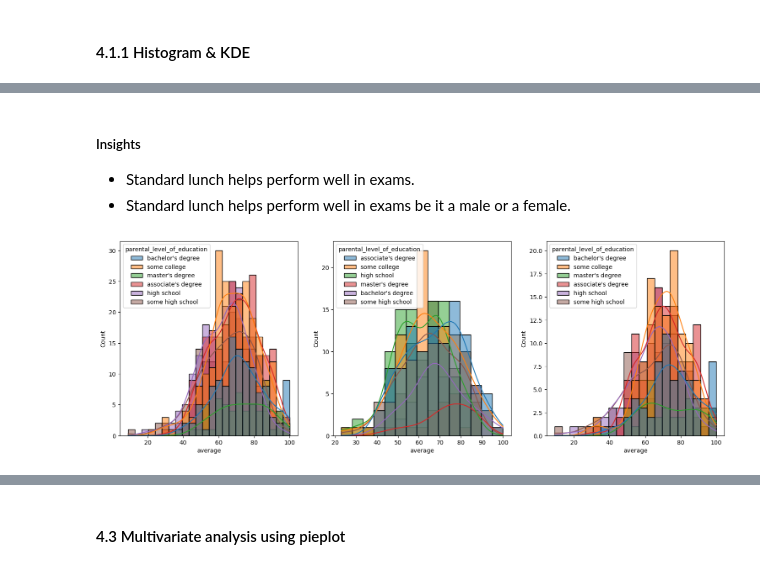
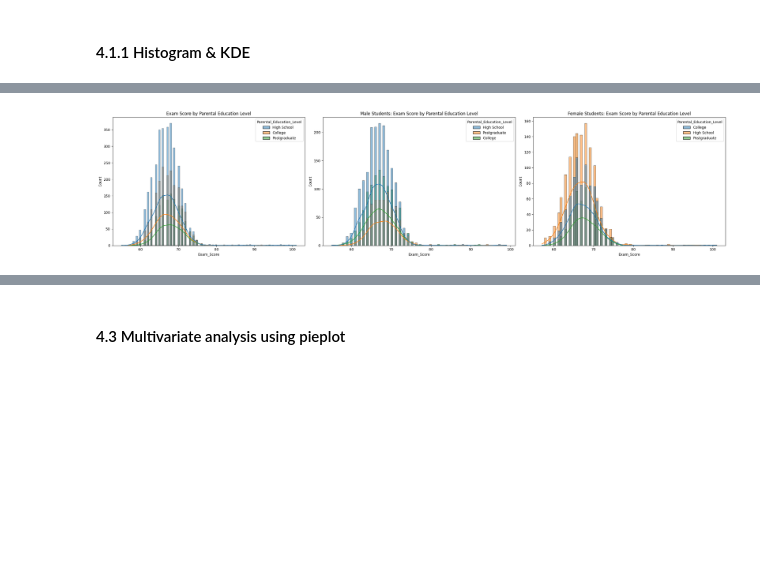
Before and after one commit to Tinak2005/ML-Project, a Jupyter notebook: notebook/1 . EDA STUDENT PERFORMANCE .ipynb, the cells around one changed output, grey strips where cells are left out. Drawn from its saved outputs; the diff is of its cells as text; code cells hidden in the pictures; blank space fills up the shorter version.

```diff
--- a/notebook/1 . EDA STUDENT PERFORMANCE .ipynb
+++ b/notebook/1 . EDA STUDENT PERFORMANCE .ipynb
@@ -38,7 +39,7 @@ print(pd.__version__)
 # %% [markdown]
 #### Import the CSV Data as Pandas DataFrame
 # %%
-df = pd.read_csv('data/stud.csv')
+df = pd.read_csv('data/studentperformancefactors.csv')
 # %% [markdown]
 #### Show Top 5 Records
 # %%
@@ -210,5 +262,9 @@ df.head(2)
 # %%
-df['total score'] = df['math_score'] + df['reading_score'] + df['writing_score']
-df['average'] = df['total score']/3
+# Check Exam Score statistics
+
+print("Minimum Exam Score:", df["Exam_Score"].min())
+print("Maximum Exam Score:", df["Exam_Score"].max())
+print("Average Exam Score:", df["Exam_Score"].mean())
+
 df.head()
 # %% [output]
@@ -288,15 +438,45 @@ plt.show()
-# %% [markdown]
-#####  Insights
-- Standard lunch helps perform well in exams.
-- Standard lunch helps perform well in exams be it a male or a female.
 # %%
-plt.subplots(1,3,figsize=(25,6))
-plt.subplot(141)
-ax =sns.histplot(data=df,x='average',kde=True,hue='parental_level_of_education')
-plt.subplot(142)
-ax =sns.histplot(data=df[df.gender=='male'],x='average',kde=True,hue='parental_level_of_education')
-plt.subplot(143)
-ax =sns.histplot(data=df[df.gender=='female'],x='average',kde=True,hue='parental_level_of_education')
+plt.figure(figsize=(25, 6))
+
+# Overall Exam Score by Parental Education Level
+plt.subplot(131)
+
+sns.histplot(
+    data=df,
+    x="Exam_Score",
+    kde=True,
+    hue="Parental_Education_Level"
+)
+
+plt.title("Exam Score by Parental Education Level")
+
+
+# Male Students
+plt.subplot(132)
+
+sns.histplot(
+    data=df[df["Gender"] == "Male"],
+    x="Exam_Score",
+    kde=True,
+    hue="Parental_Education_Level"
+)
+
+plt.title("Male Students: Exam Score by Parental Education Level")
+
+
+# Female Students
+plt.subplot(133)
+
+sns.histplot(
+    data=df[df["Gender"] == "Female"],
+    x="Exam_Score",
+    kde=True,
+    hue="Parental_Education_Level"
+)
+
+plt.title("Female Students: Exam Score by Parental Education Level")
+
+plt.tight_layout()
 plt.show()
 # %% [output]
-[figure, old version]
+[figure, new version]
```
Also changed, not shown: parts of 65 cells of this notebook, 21 other files.
